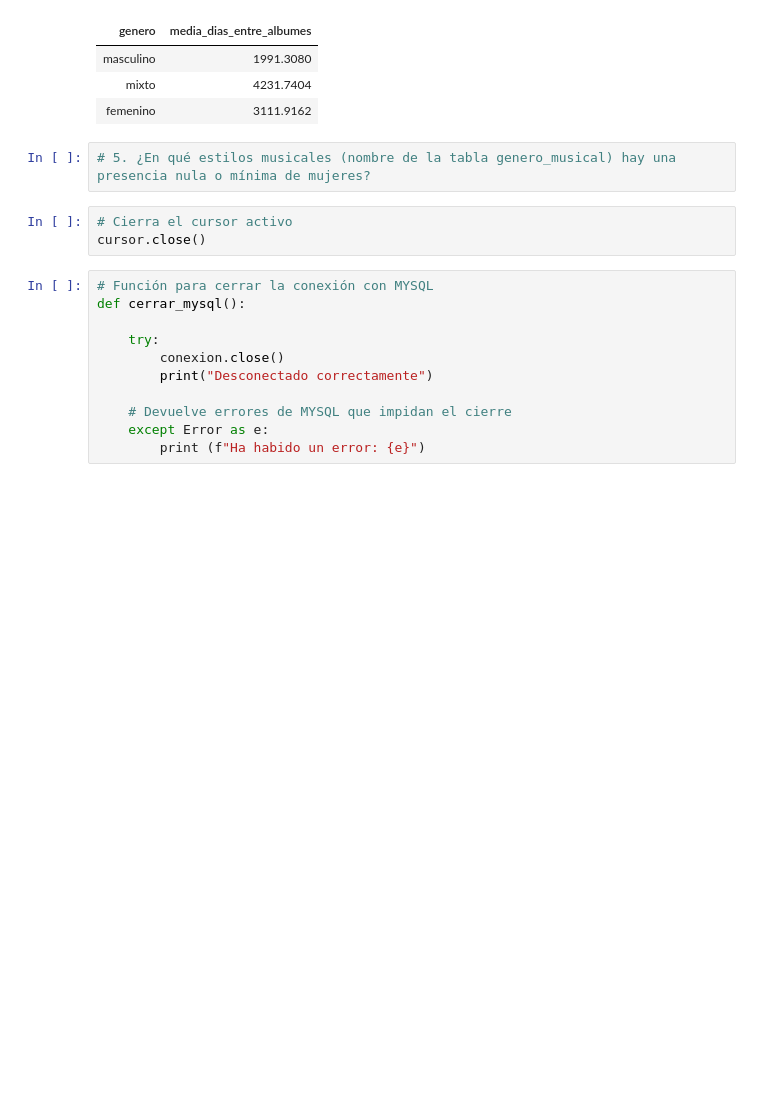
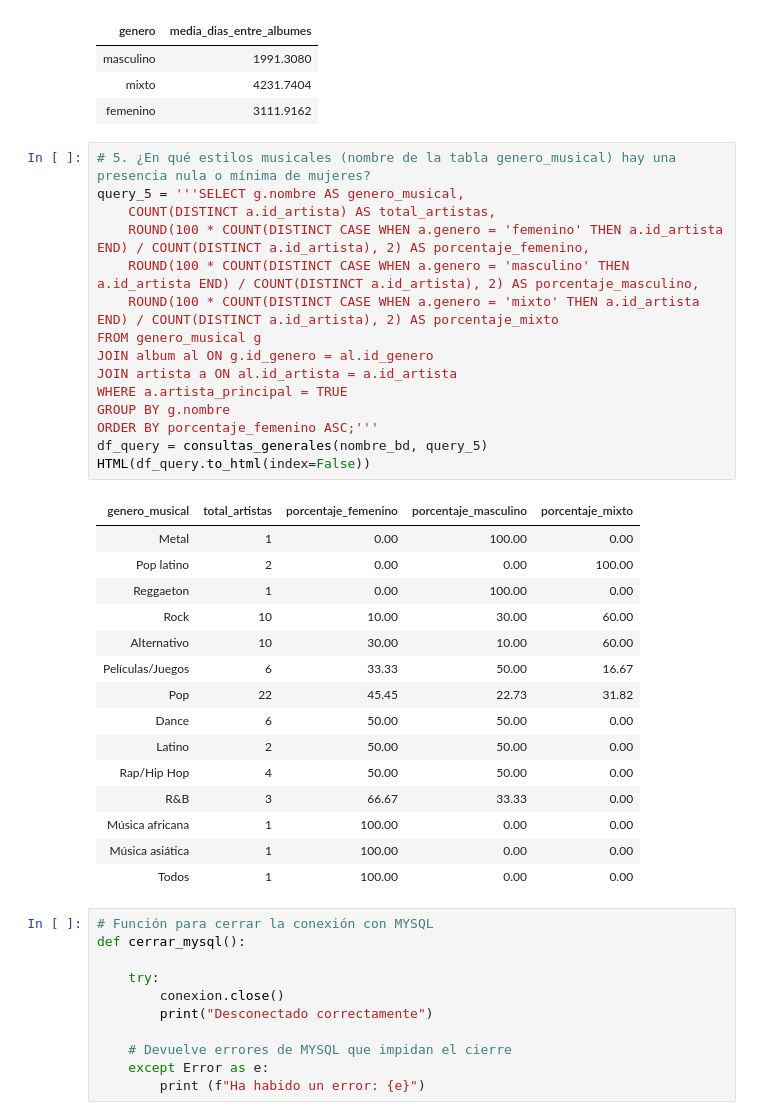
Before and after one commit to Adalab/proyecto-da-promo-67-modulo2-team-1, a Jupyter notebook: Extraccion_datos_apis.ipynb, the cells around one changed output. Drawn from its saved outputs; the diff is of its cells as text; blank space fills up the shorter version.

Commit message:
querys terminadas

```diff
--- a/Extraccion_datos_apis.ipynb
+++ b/Extraccion_datos_apis.ipynb
@@ -900,9 +903,35 @@ HTML(df_query.to_html(index=False))
 | femenino | 3111.9162 |
 # %%
 # 5. ¿En qué estilos musicales (nombre de la tabla genero_musical) hay una presencia nula o mínima de mujeres?
+query_5 = '''SELECT g.nombre AS genero_musical,
+    COUNT(DISTINCT a.id_artista) AS total_artistas,
+    ROUND(100 * COUNT(DISTINCT CASE WHEN a.genero = 'femenino' THEN a.id_artista END) / COUNT(DISTINCT a.id_artista), 2) AS porcentaje_femenino,
+    ROUND(100 * COUNT(DISTINCT CASE WHEN a.genero = 'masculino' THEN a.id_artista END) / COUNT(DISTINCT a.id_artista), 2) AS porcentaje_masculino,
+    ROUND(100 * COUNT(DISTINCT CASE WHEN a.genero = 'mixto' THEN a.id_artista END) / COUNT(DISTINCT a.id_artista), 2) AS porcentaje_mixto
+FROM genero_musical g
+JOIN album al ON g.id_genero = al.id_genero
+JOIN artista a ON al.id_artista = a.id_artista
+WHERE a.artista_principal = TRUE
+GROUP BY g.nombre
+ORDER BY porcentaje_femenino ASC;'''
+df_query = consultas_generales(nombre_bd, query_5)
+HTML(df_query.to_html(index=False))
+# %% [output]
+| genero_musical | total_artistas | porcentaje_femenino | porcentaje_masculino | porcentaje_mixto |
+| Metal | 1 | 0.00 | 100.00 | 0.00 |
+| Pop latino | 2 | 0.00 | 0.00 | 100.00 |
+| Reggaeton | 1 | 0.00 | 100.00 | 0.00 |
+| Rock | 10 | 10.00 | 30.00 | 60.00 |
+| Alternativo | 10 | 30.00 | 10.00 | 60.00 |
+| Películas/Juegos | 6 | 33.33 | 50.00 | 16.67 |
+| Pop | 22 | 45.45 | 22.73 | 31.82 |
+| Dance | 6 | 50.00 | 50.00 | 0.00 |
+| Latino | 2 | 50.00 | 50.00 | 0.00 |
+| Rap/Hip Hop | 4 | 50.00 | 50.00 | 0.00 |
+| R&B | 3 | 66.67 | 33.33 | 0.00 |
+| Música africana | 1 | 100.00 | 0.00 | 0.00 |
+| Música asiática | 1 | 100.00 | 0.00 | 0.00 |
+| Todos | 1 | 100.00 | 0.00 | 0.00 |
-# %%
-# Cierra el cursor activo
-cursor.close()
 # %%
 # Función para cerrar la conexión con MYSQL
 def cerrar_mysql():
```
Also changed, not shown: parts of 1 cell of this notebook.
